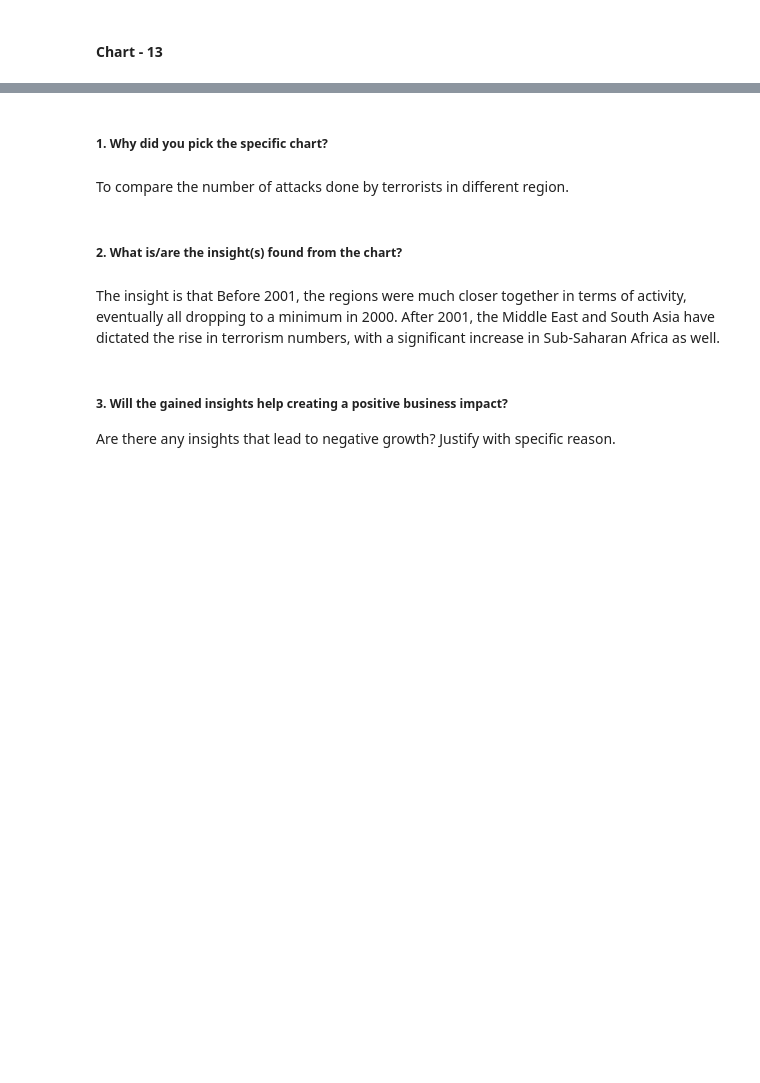
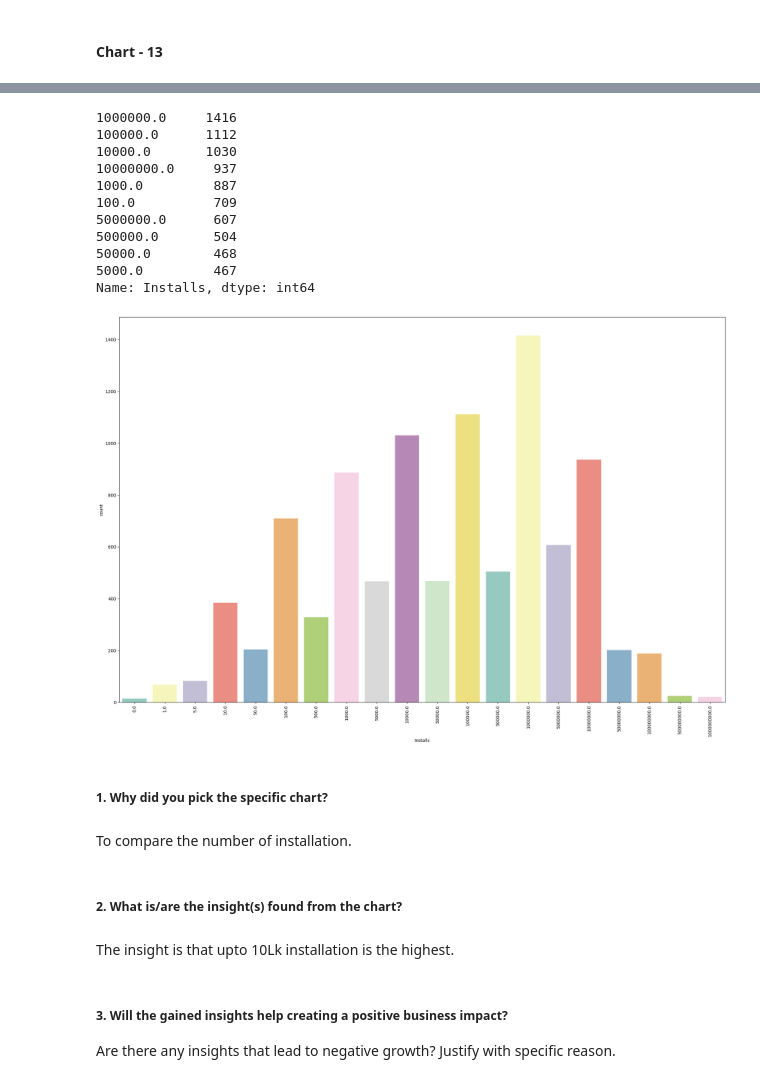
Before and after one commit to VIRU2341/alma-better-playstore, a Jupyter notebook: PLAYSTORE_EDA_analysis.ipynb, the cells around one changed output, grey strips where cells are left out. Saved outputs shown, nothing was run; the diff lists cells and outputs as text; code cells hidden in the pictures; blank space fills up the shorter version.

```diff
--- a/PLAYSTORE_EDA_analysis.ipynb
+++ b/PLAYSTORE_EDA_analysis.ipynb
@@ -1153,11 +1149,32 @@ TypeError: ignored
+# %%
+# Chart - 13 visualization code
+# content rating of the apps
+install = df['Installs'].value_counts()
+print(install.head(10))
+plt.subplots(figsize=(25,16))
+plt.xticks(rotation=90)
+ax = sns.countplot(x="Installs", data=df, palette="Set3")
+# %% [output]
+1000000.0     1416
+100000.0      1112
+10000.0       1030
+10000000.0     937
+1000.0         887
+100.0          709
+5000000.0      607
+500000.0       504
+50000.0        468
+5000.0         467
+Name: Installs, dtype: int64
+[figure, added]
 # %% [markdown]
 ##### 1. Why did you pick the specific chart?
 # %% [markdown]
-To compare the number of attacks done by terrorists in different region.
+To compare the number of installation.
 # %% [markdown]
 ##### 2. What is/are the insight(s) found from the chart?
-# %% [markdown]
-The insight is that Before 2001, the regions were much closer together in terms of activity, eventually all dropping to a minimum in 2000. After 2001, the Middle East and South Asia have dictated the rise in terrorism numbers, with a significant increase in Sub-Saharan Africa as well.
+# %% [markdown]
+The insight is that upto 10Lk installation is the highest.
 # %% [markdown]
 ##### 3. Will the gained insights help creating a positive business impact?
 Are there any insights that lead to negative growth? Justify with specific reason.
```
Also changed, not shown: parts of 3 cells of this notebook.
